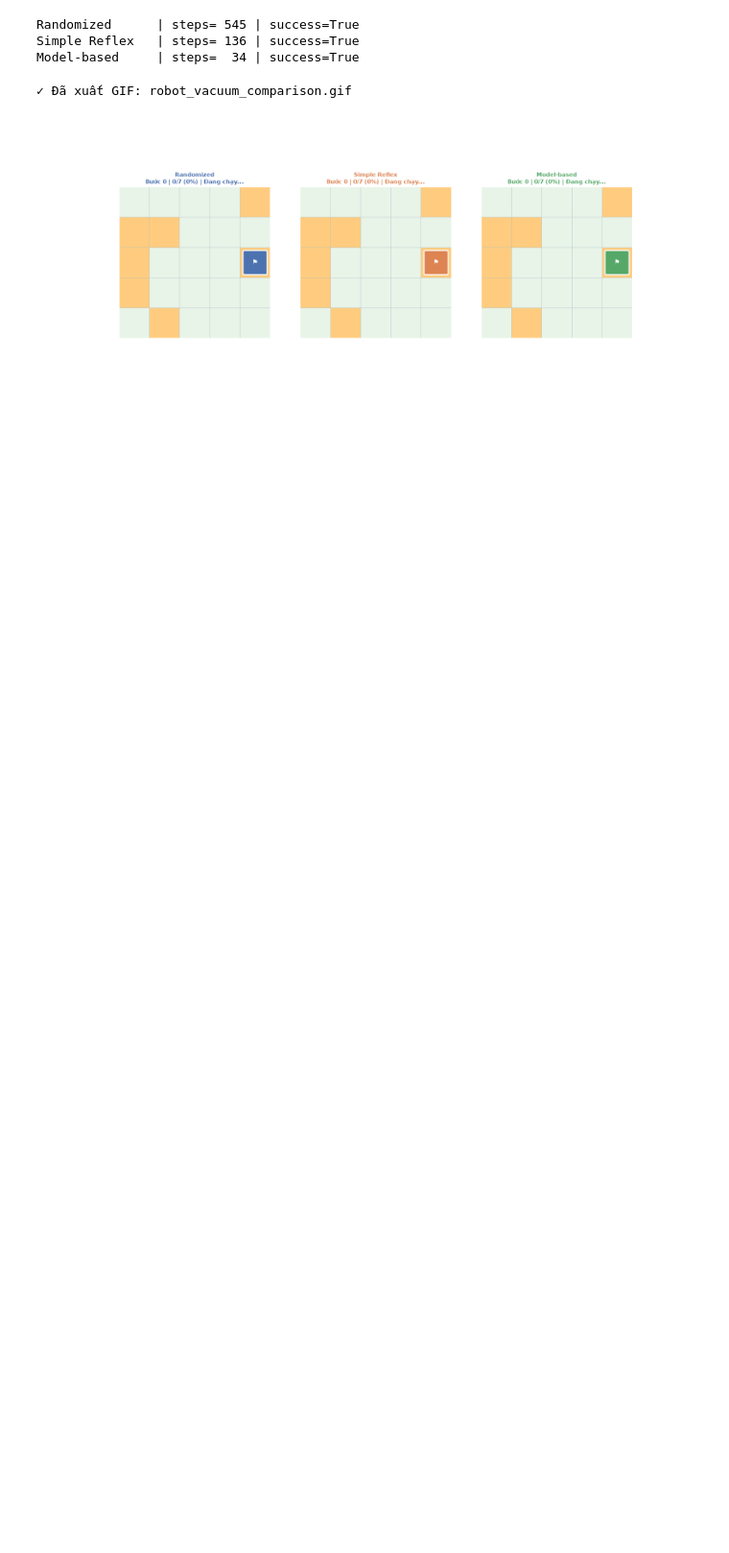
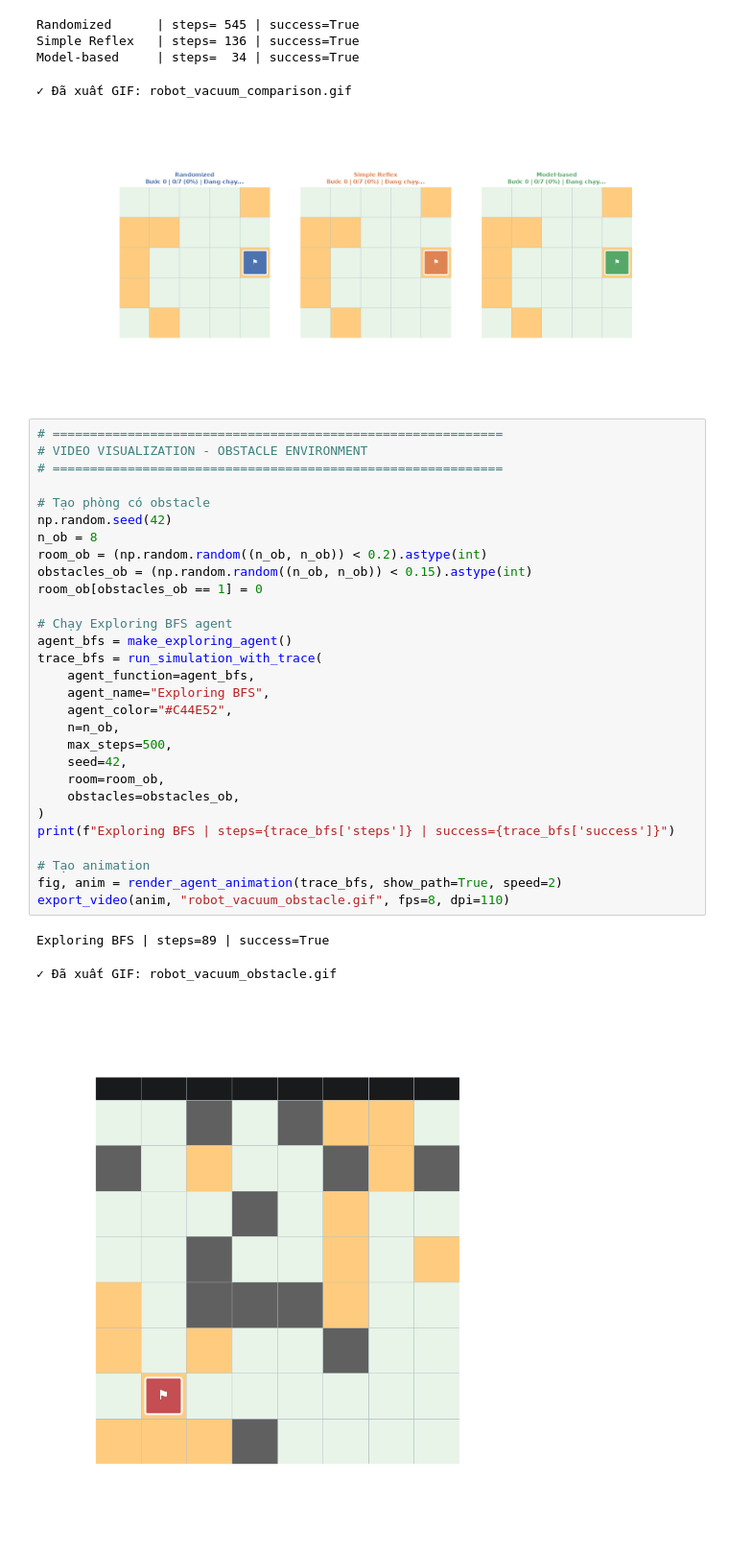
Before and after one commit to Huyyy23/SGU-TriTueNhanTaoNangCao, a Jupyter notebook: lab01 - Agent/robot_vacuum.ipynb, the cells around one changed output. Shown at 96% size. Cells and saved outputs as stored; diff of their text form; blank space fills up the shorter version.

Commit message:
Update gif render

```diff
--- a/lab01 - Agent/robot_vacuum.ipynb
+++ b/lab01 - Agent/robot_vacuum.ipynb
@@ -3396,3 +3427,36 @@ Simple Reflex   | steps= 136 | success=True
 Model-based     | steps=  34 | success=True
 ✓ Đã xuất GIF: robot_vacuum_comparison.gif
 [figure]
+# %%
+# ============================================================
+# VIDEO VISUALIZATION - OBSTACLE ENVIRONMENT
+# ============================================================
+
+# Tạo phòng có obstacle
+np.random.seed(42)
+n_ob = 8
+room_ob = (np.random.random((n_ob, n_ob)) < 0.2).astype(int)
+obstacles_ob = (np.random.random((n_ob, n_ob)) < 0.15).astype(int)
+room_ob[obstacles_ob == 1] = 0
+
+# Chạy Exploring BFS agent
+agent_bfs = make_exploring_agent()
+trace_bfs = run_simulation_with_trace(
+    agent_function=agent_bfs,
+    agent_name="Exploring BFS",
+    agent_color="#C44E52",
+    n=n_ob,
+    max_steps=500,
+    seed=42,
+    room=room_ob,
+    obstacles=obstacles_ob,
+)
+print(f"Exploring BFS | steps={trace_bfs['steps']} | success={trace_bfs['success']}")
+
+# Tạo animation
+fig, anim = render_agent_animation(trace_bfs, show_path=True, speed=2)
+export_video(anim, "robot_vacuum_obstacle.gif", fps=8, dpi=110)
+# %% [output]
+Exploring BFS | steps=89 | success=True
+✓ Đã xuất GIF: robot_vacuum_obstacle.gif
+[figure, added]
```
Also changed, not shown: parts of 4 cells of this notebook, 1 other file.
